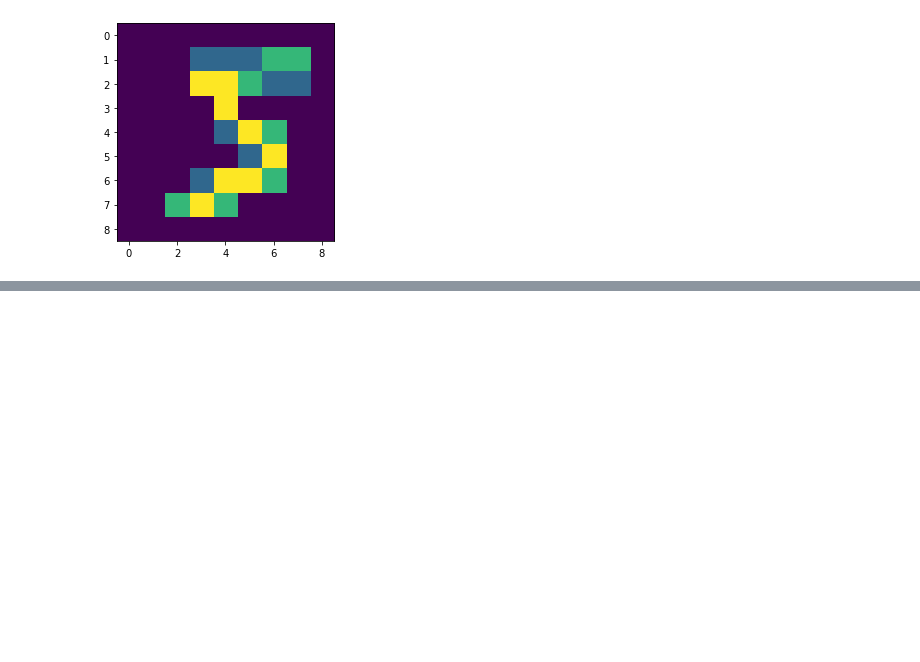
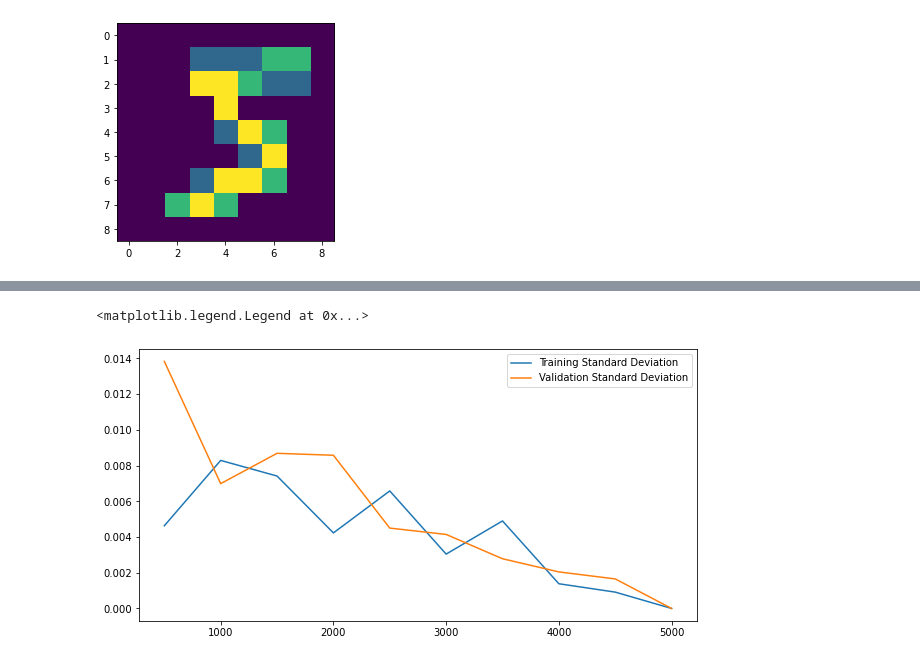
Before and after one commit to DuncanJWood/AI_face_and_digit_classification, a Jupyter notebook: Naive_Bayes_Classifier_Digits.ipynb, the cells around one changed output, grey strips where cells are left out. Cells and saved outputs as stored; diff of their text form; code cells hidden in the pictures; blank space fills up the shorter version.

```diff
--- a/Naive_Bayes_Classifier_Digits.ipynb
+++ b/Naive_Bayes_Classifier_Digits.ipynb
@@ -136,0 +145,9 @@ plt.legend()
+# %%
+plt.figure(figsize = (10, 5))
+x = np.linspace(.1*train_images.shape[0], train_images.shape[0], 10)
+plt.plot(x, std[:,0], label = "Training Standard Deviation")
+plt.plot(x, std[:,1], label = "Validation Standard Deviation")
+plt.legend()
+# %% [output]
+<matplotlib.legend.Legend at 0x...>
+[figure, added]
```
Also changed, not shown: parts of 2 cells of this notebook, 1 other file.
